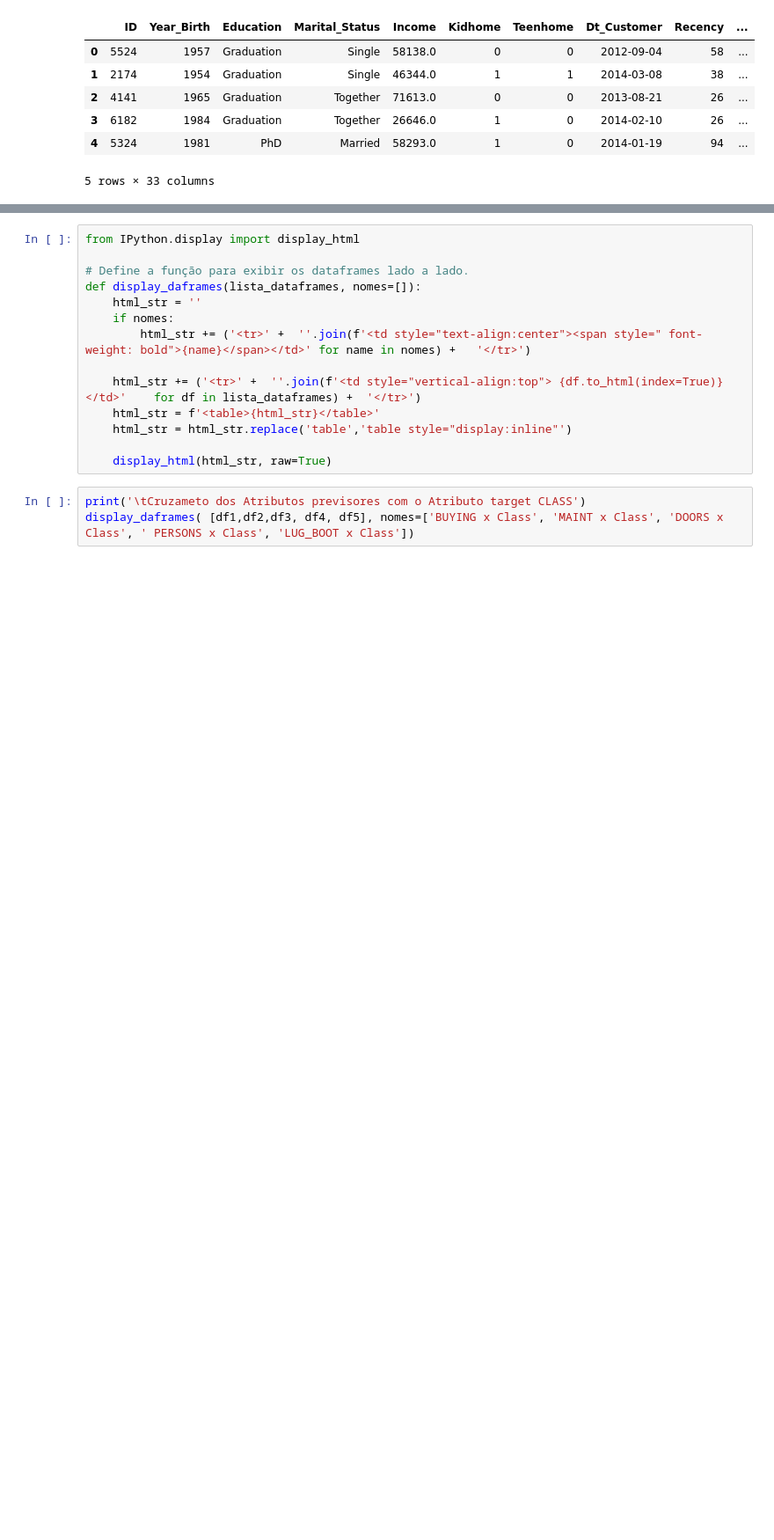
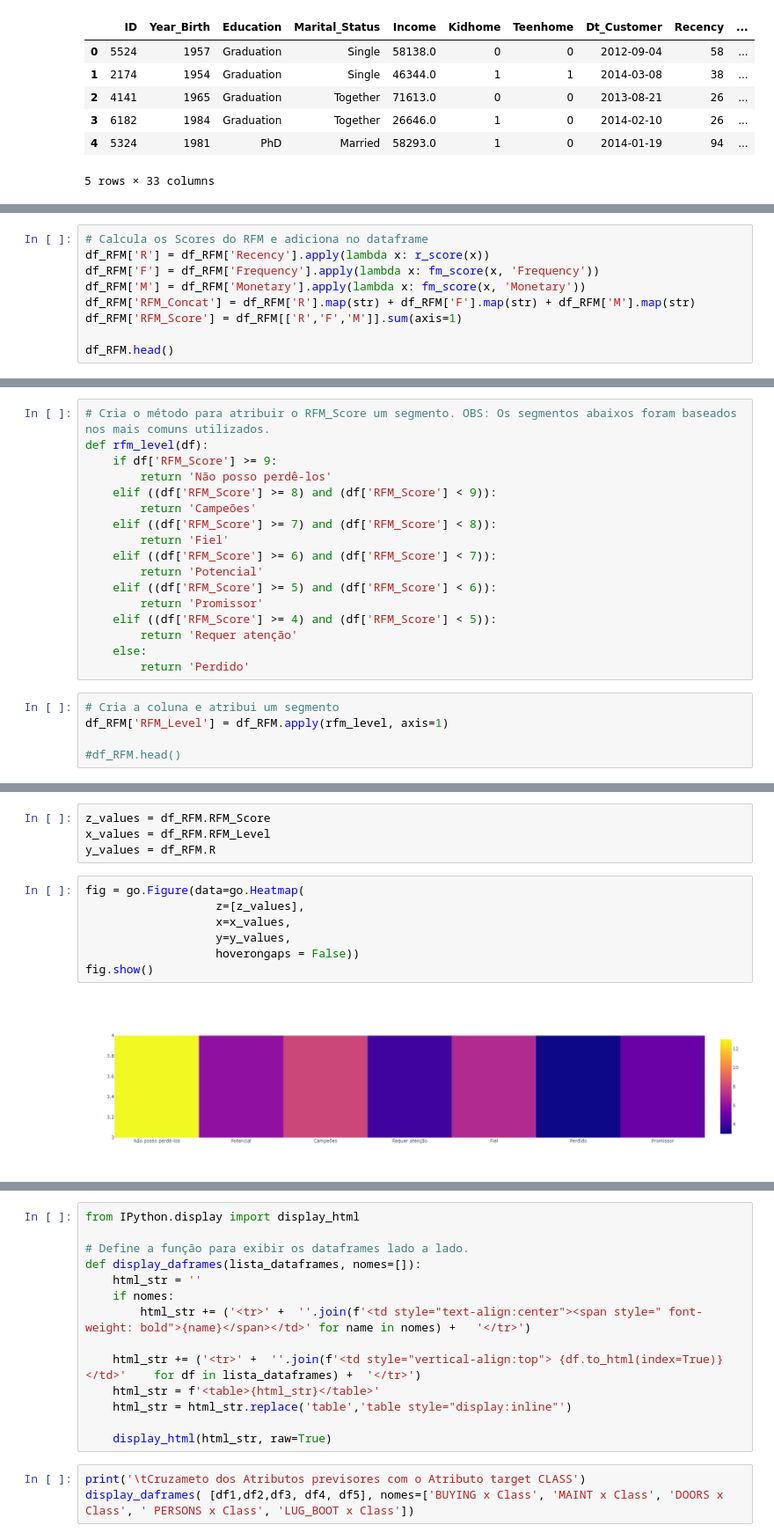
Before and after one commit to charlessodre/charles_estudo_vendas_cliente, a Jupyter notebook: estudo_vendas_cliente.ipynb, the cells around one changed output, grey strips where cells are left out. Shown at 88% size. Saved outputs shown, nothing was run; the diff lists cells and outputs as text; blank space fills up the shorter version.

```diff
--- a/estudo_vendas_cliente.ipynb
+++ b/estudo_vendas_cliente.ipynb
@@ -328,0 +365,9 @@ rfm.head()
+# %%
+# Calcula os Scores do RFM e adiciona no dataframe
+df_RFM['R'] = df_RFM['Recency'].apply(lambda x: r_score(x))
+df_RFM['F'] = df_RFM['Frequency'].apply(lambda x: fm_score(x, 'Frequency'))
+df_RFM['M'] = df_RFM['Monetary'].apply(lambda x: fm_score(x, 'Monetary'))
+df_RFM['RFM_Concat'] = df_RFM['R'].map(str) + df_RFM['F'].map(str) + df_RFM['M'].map(str)
+df_RFM['RFM_Score'] = df_RFM[['R','F','M']].sum(axis=1)
+
+df_RFM.head()
@@ -328,0 +381,22 @@ rfm.head()
+# %%
+# Cria o método para atribuir o RFM_Score um segmento. OBS: Os segmentos abaixos foram baseados nos mais comuns utilizados.
+def rfm_level(df):
+    if df['RFM_Score'] >= 9:
+        return 'Não posso perdê-los'
+    elif ((df['RFM_Score'] >= 8) and (df['RFM_Score'] < 9)):
+        return 'Campeões'
+    elif ((df['RFM_Score'] >= 7) and (df['RFM_Score'] < 8)):
+        return 'Fiel'
+    elif ((df['RFM_Score'] >= 6) and (df['RFM_Score'] < 7)):
+        return 'Potencial'
+    elif ((df['RFM_Score'] >= 5) and (df['RFM_Score'] < 6)):
+        return 'Promissor'
+    elif ((df['RFM_Score'] >= 4) and (df['RFM_Score'] < 5)):
+        return 'Requer atenção'
+    else:
+        return 'Perdido'
+# %%
+# Cria a coluna e atribui um segmento
+df_RFM['RFM_Level'] = df_RFM.apply(rfm_level, axis=1)
+
+#df_RFM.head()
@@ -328,0 +417,13 @@ rfm.head()
+# %%
+z_values = df_RFM.RFM_Score
+x_values = df_RFM.RFM_Level
+y_values = df_RFM.R
+# %%
+fig = go.Figure(data=go.Heatmap(
+                   z=[z_values],
+                   x=x_values,
+                   y=y_values,
+                   hoverongaps = False))
+fig.show()
+# %% [output]
+[figure, added]
```
Also changed, not shown: parts of 15 cells of this notebook, 1 other file.
